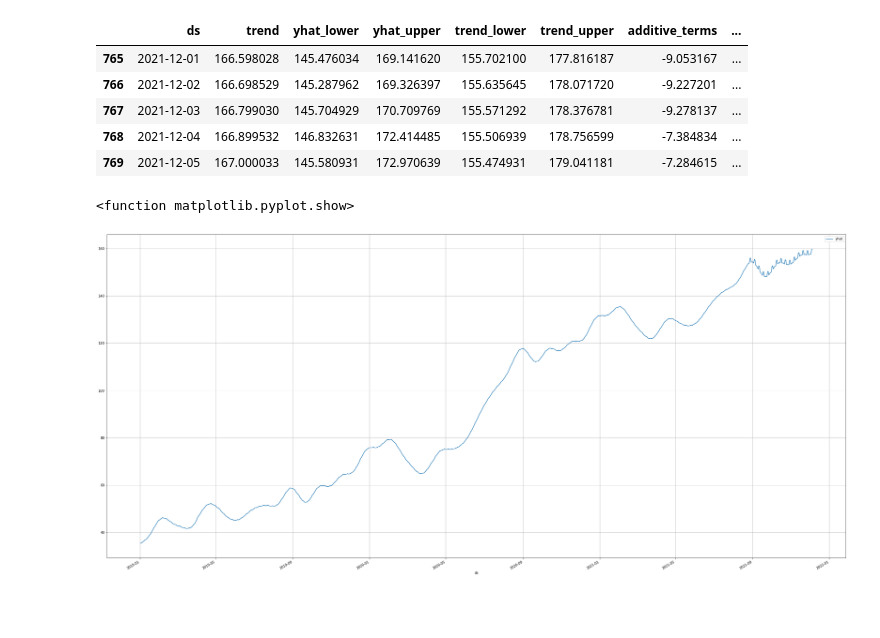
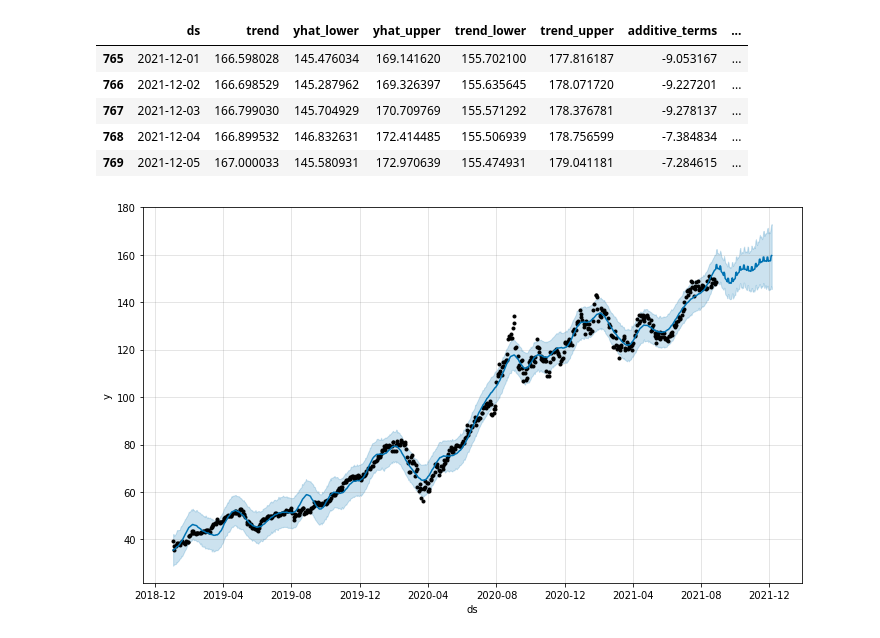
Before and after one commit to franciskingk/stock-prediction-with-Facebook-prophet, a Jupyter notebook: Facebook_prophet_stock_price_prediction.ipynb, the cells around one changed output. Cells and saved outputs as stored; diff of their text form; code cells hidden in the pictures; blank space fills up the shorter version.

```diff
--- a/Facebook_prophet_stock_price_prediction.ipynb
+++ b/Facebook_prophet_stock_price_prediction.ipynb
@@ -267,9 +267,8 @@ forecast.tail()
 | 767 | 2021-12-03 | 166.799030 | 145.704929 | 170.709769 | 155.571292 | 178.376781 | -9.278137 | ... |
 | 768 | 2021-12-04 | 166.899532 | 146.832631 | 172.414485 | 155.506939 | 178.756599 | -7.384834 | ... |
 | 769 | 2021-12-05 | 167.000033 | 145.580931 | 172.970639 | 155.474931 | 179.041181 | -7.284615 | ... |
-# %%
-forecast.plot('ds','yhat',figsize=(40, 20),grid=True)
-plt.show
-# %% [output]
-<function matplotlib.pyplot.show>
-[figure, removed]
+# %%
+#the following line graph is the resulting forecast
+chart=m.plot(forecast)
+# %% [output]
+[figure, added]
```
Also changed, not shown: parts of 1 cell of this notebook.
